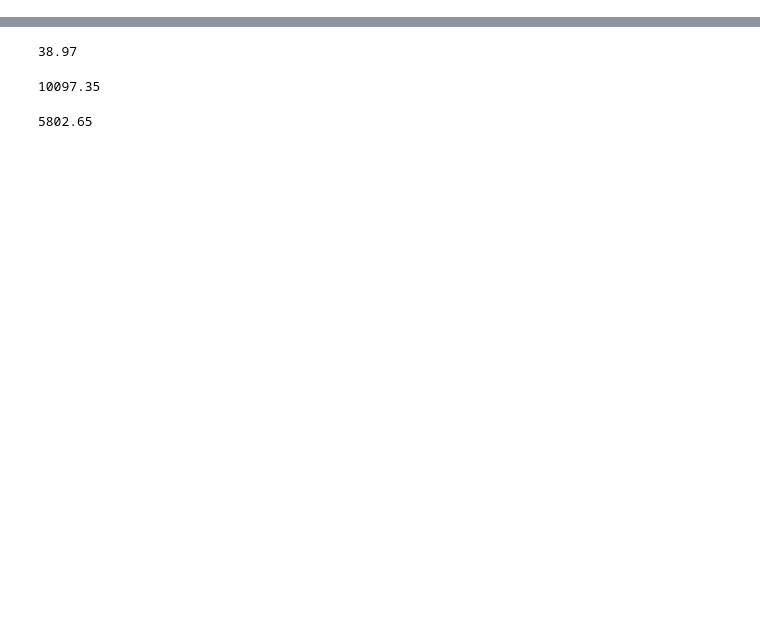
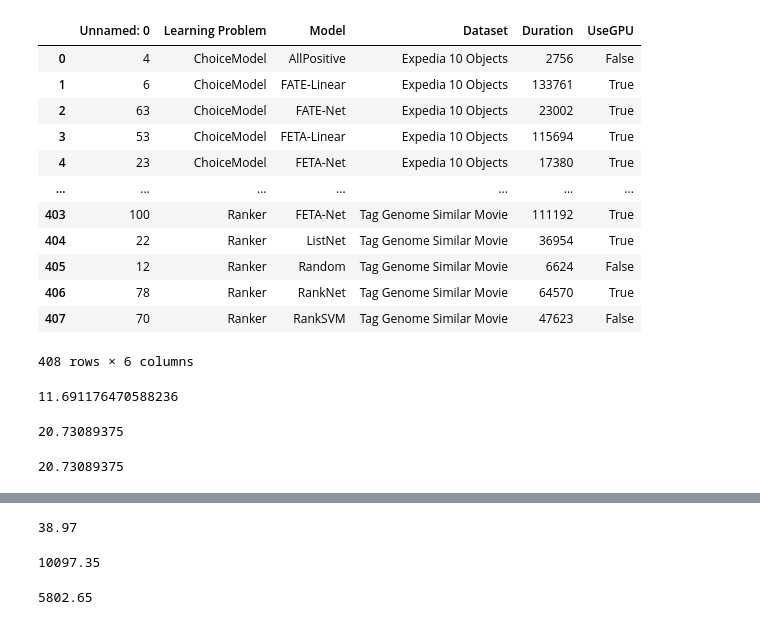
Before and after one commit to kiudee/cs-ranking, a Jupyter notebook: experiments/readfiles.ipynb, the cells around one changed output, grey strips where cells are left out. Saved outputs shown, nothing was run; the diff lists cells and outputs as text; code cells hidden in the pictures; blank space fills up the shorter version.

```diff
--- a/experiments/readfiles.ipynb
+++ b/experiments/readfiles.ipynb
@@ -18,6 +14,45 @@ logger = logging.getLogger('Experiment')
 # %%
 DIR_PATH = os.path.dirname(os.path.abspath(inspect.getfile(inspect.currentframe())))
 config_file_path = os.path.join(DIR_PATH, 'config', 'clusterdb.json')
+# %%
+path = os.path.join(DIR_PATH, "duration", 'merged_df.csv')
+df =pd.read_csv(path)
+df
+# %% [output]
+|  | Unnamed: 0 | Learning Problem | Model | Dataset | Duration | UseGPU |
+| 0 | 4 | ChoiceModel | AllPositive | Expedia 10 Objects | 2756 | False |
+| 1 | 6 | ChoiceModel | FATE-Linear | Expedia 10 Objects | 133761 | True |
+| 2 | 63 | ChoiceModel | FATE-Net | Expedia 10 Objects | 23002 | True |
+| 3 | 53 | ChoiceModel | FETA-Linear | Expedia 10 Objects | 115694 | True |
+| 4 | 23 | ChoiceModel | FETA-Net | Expedia 10 Objects | 17380 | True |
+| ... | ... | ... | ... | ... | ... | ... |
+| 403 | 100 | Ranker | FETA-Net | Tag Genome Similar Movie | 111192 | True |
+| 404 | 22 | Ranker | ListNet | Tag Genome Similar Movie | 36954 | True |
+| 405 | 12 | Ranker | Random | Tag Genome Similar Movie | 6624 | False |
+| 406 | 78 | Ranker | RankNet | Tag Genome Similar Movie | 64570 | True |
+| 407 | 70 | Ranker | RankSVM | Tag Genome Similar Movie | 47623 | False |
+408 rows × 6 columns
+# %%
+cols = ["All", "Duration"]
+x = (df["Duration"].sum()/(60*60)).round(2)
+l = len(df["Duration"])
+x*(0.3)/(l)
+# %% [output]
+11.691176470588236
+# %%
+d = df[df['Model'].str.contains("FATE-Net")]["Duration"]
+x = d.sum()/(60*60)
+l = len(d)
+x*(0.3)/(l)
+# %% [output]
+20.73089375
+# %%
+d = df[df['Model'].str.contains("FATE-Net")]["Duration"]
+x = d.sum()/(60*60)
+l = len(d)
+x*(0.3)/(l)
+# %% [output]
+20.73089375
 # %%
 def get_data(jobs, data, learning_problem):
     functions = learning_functions_dict[learning_problem]
```
Also changed, not shown: parts of 2 cells of this notebook, 1 other file.
